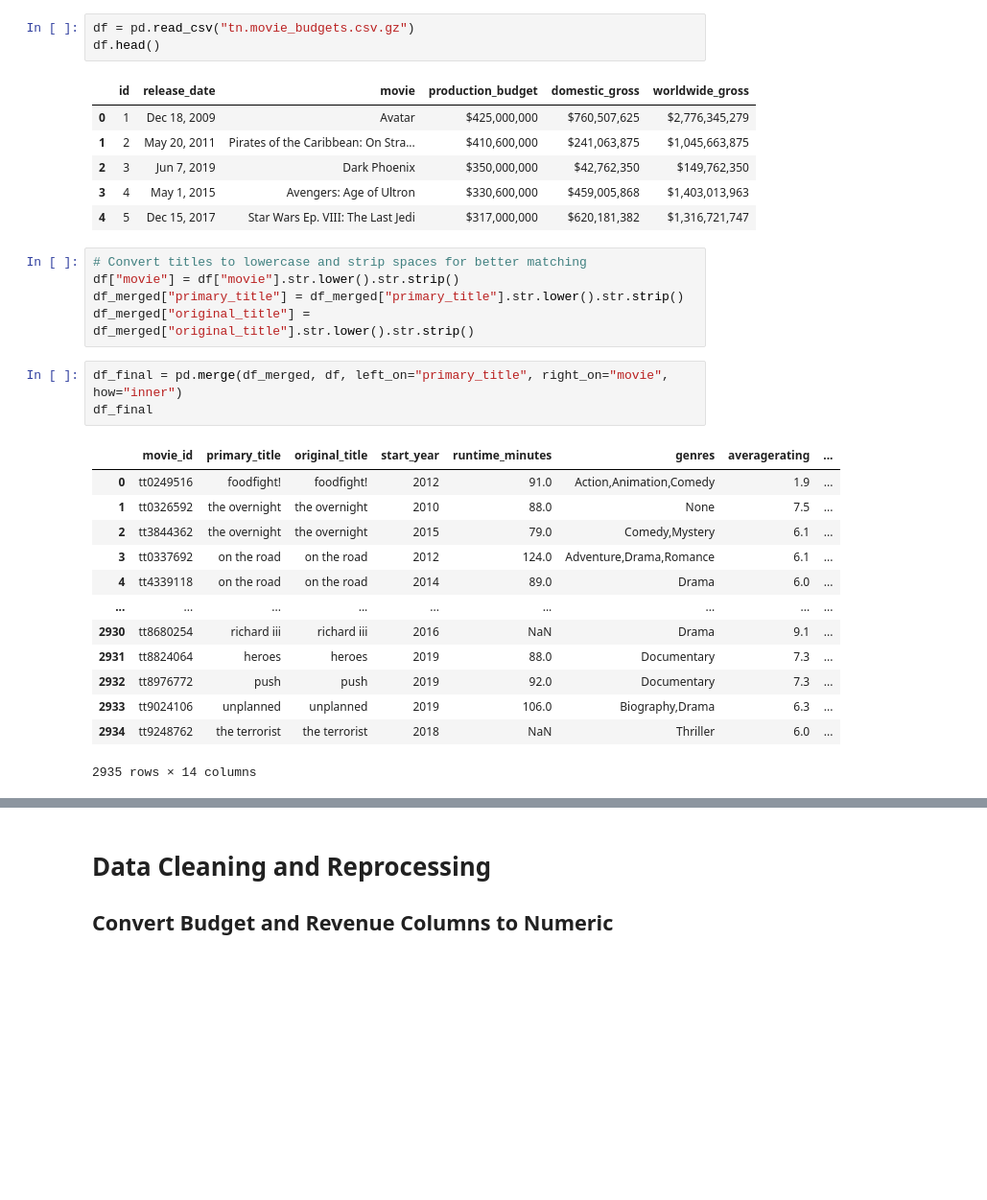
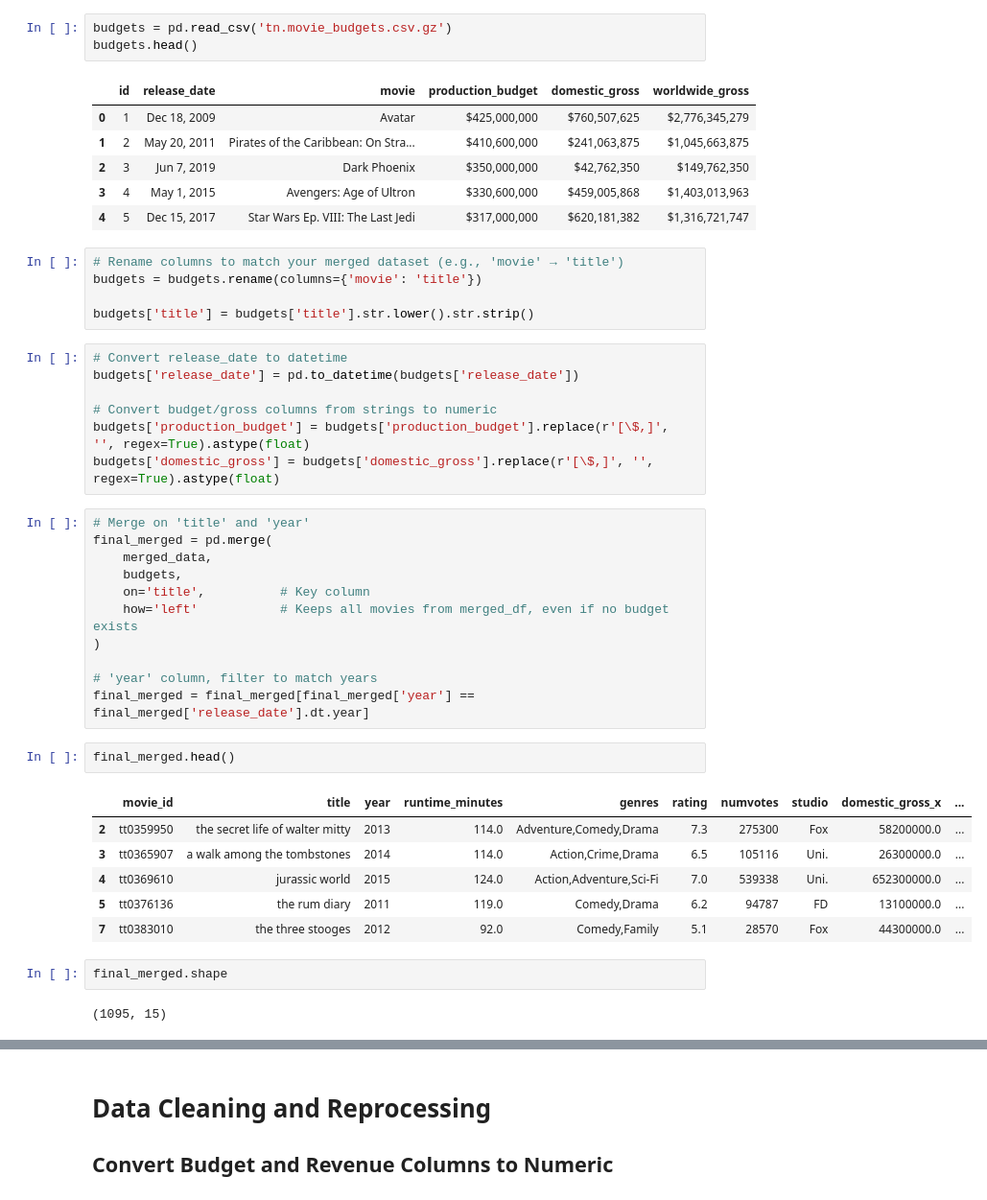
Before and after one commit to Paul-M-ARCH/phase2-project, a Jupyter notebook: phase-2-project-Copy1.ipynb, the cells around one changed output, grey strips where cells are left out. Shown at 96% size. Drawn from its saved outputs; the diff is of its cells as text; blank space fills up the shorter version.

```diff
--- a/phase-2-project-Copy1.ipynb
+++ b/phase-2-project-Copy1.ipynb
@@ -84,6 +188,6 @@ df_merged
 # %%
-df = pd.read_csv("tn.movie_budgets.csv.gz")
-df.head()
+budgets = pd.read_csv('tn.movie_budgets.csv.gz')
+budgets.head()
 # %% [output]
 |  | id | release_date | movie | production_budget | domestic_gross | worldwide_gross |
 | 0 | 1 | Dec 18, 2009 | Avatar | $425,000,000 | $760,507,625 | $2,776,345,279 |
@@ -91,26 +195,40 @@ df.head()
 | 2 | 3 | Jun 7, 2019 | Dark Phoenix | $350,000,000 | $42,762,350 | $149,762,350 |
 | 3 | 4 | May 1, 2015 | Avengers: Age of Ultron | $330,600,000 | $459,005,868 | $1,403,013,963 |
 | 4 | 5 | Dec 15, 2017 | Star Wars Ep. VIII: The Last Jedi | $317,000,000 | $620,181,382 | $1,316,721,747 |
-# %%
-# Convert titles to lowercase and strip spaces for better matching
-df["movie"] = df["movie"].str.lower().str.strip()
-df_merged["primary_title"] = df_merged["primary_title"].str.lower().str.strip()
-df_merged["original_title"] = df_merged["original_title"].str.lower().str.strip()
-# %%
-df_final = pd.merge(df_merged, df, left_on="primary_title", right_on="movie", how="inner")
-df_final
-# %% [output]
-|  | movie_id | primary_title | original_title | start_year | runtime_minutes | genres | averagerating | ... |
-| 0 | tt0249516 | foodfight! | foodfight! | 2012 | 91.0 | Action,Animation,Comedy | 1.9 | ... |
-| 1 | tt0326592 | the overnight | the overnight | 2010 | 88.0 | None | 7.5 | ... |
-| 2 | tt3844362 | the overnight | the overnight | 2015 | 79.0 | Comedy,Mystery | 6.1 | ... |
-| 3 | tt0337692 | on the road | on the road | 2012 | 124.0 | Adventure,Drama,Romance | 6.1 | ... |
-| 4 | tt4339118 | on the road | on the road | 2014 | 89.0 | Drama | 6.0 | ... |
-| ... | ... | ... | ... | ... | ... | ... | ... | ... |
-| 2930 | tt8680254 | richard iii | richard iii | 2016 | NaN | Drama | 9.1 | ... |
-| 2931 | tt8824064 | heroes | heroes | 2019 | 88.0 | Documentary | 7.3 | ... |
-| 2932 | tt8976772 | push | push | 2019 | 92.0 | Documentary | 7.3 | ... |
-| 2933 | tt9024106 | unplanned | unplanned | 2019 | 106.0 | Biography,Drama | 6.3 | ... |
-| 2934 | tt9248762 | the terrorist | the terrorist | 2018 | NaN | Thriller | 6.0 | ... |
-2935 rows × 14 columns
+# %%
+# Rename columns to match your merged dataset (e.g., 'movie' → 'title')
+budgets = budgets.rename(columns={'movie': 'title'})
+
+budgets['title'] = budgets['title'].str.lower().str.strip()
+# %%
+# Convert release_date to datetime
+budgets['release_date'] = pd.to_datetime(budgets['release_date'])
+
+# Convert budget/gross columns from strings to numeric
+budgets['production_budget'] = budgets['production_budget'].replace(r'[\$,]', '', regex=True).astype(float)
+budgets['domestic_gross'] = budgets['domestic_gross'].replace(r'[\$,]', '', regex=True).astype(float)
+# %%
+# Merge on 'title' and 'year'
+final_merged = pd.merge(
+    merged_data,
+    budgets,
+    on='title',          # Key column
+    how='left'           # Keeps all movies from merged_df, even if no budget exists
+)
+
+# 'year' column, filter to match years
+final_merged = final_merged[final_merged['year'] == final_merged['release_date'].dt.year]
+# %%
+final_merged.head()
+# %% [output]
+|  | movie_id | title | year | runtime_minutes | genres | rating | numvotes | studio | domestic_gross_x | ... |
+| 2 | tt0359950 | the secret life of walter mitty | 2013 | 114.0 | Adventure,Comedy,Drama | 7.3 | 275300 | Fox | 58200000.0 | ... |
+| 3 | tt0365907 | a walk among the tombstones | 2014 | 114.0 | Action,Crime,Drama | 6.5 | 105116 | Uni. | 26300000.0 | ... |
+| 4 | tt0369610 | jurassic world | 2015 | 124.0 | Action,Adventure,Sci-Fi | 7.0 | 539338 | Uni. | 652300000.0 | ... |
+| 5 | tt0376136 | the rum diary | 2011 | 119.0 | Comedy,Drama | 6.2 | 94787 | FD | 13100000.0 | ... |
+| 7 | tt0383010 | the three stooges | 2012 | 92.0 | Comedy,Family | 5.1 | 28570 | Fox | 44300000.0 | ... |
+# %%
+final_merged.shape
+# %% [output]
+(1095, 15)
 # %%
```
Also changed, not shown: parts of 21 cells of this notebook.
